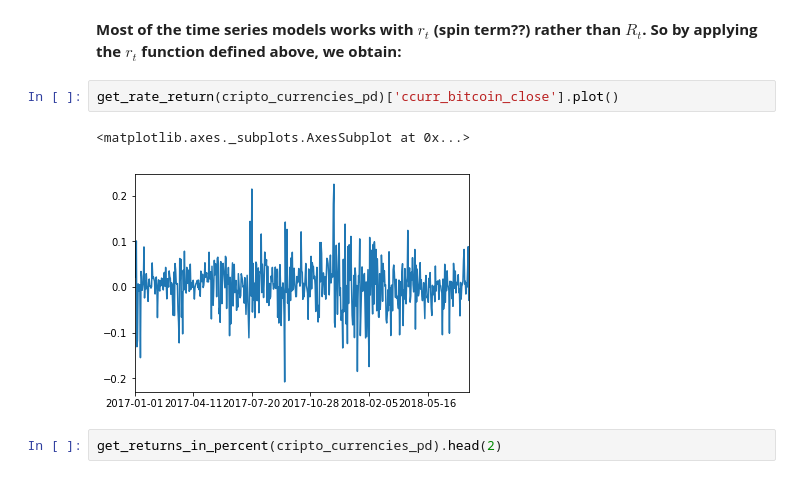
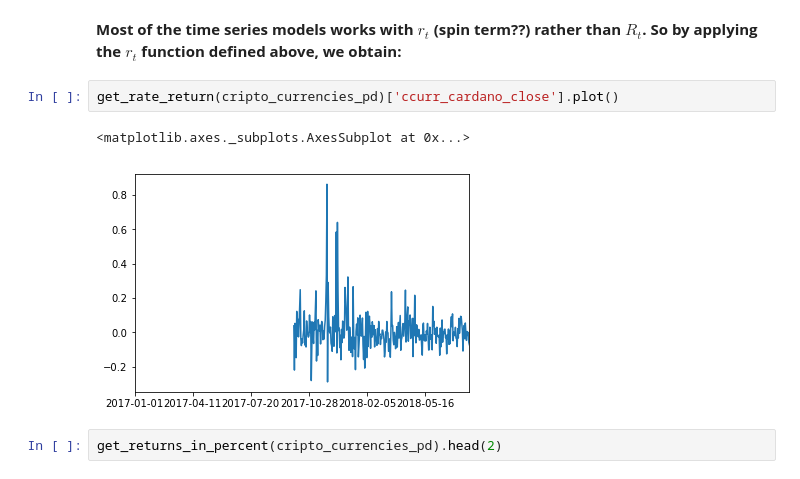
Before and after one commit to pablocs1288/markowitz_the_wizard, a Jupyter notebook: Implementation.ipynb, the cells around one changed output. Cells and saved outputs as stored; diff of their text form.

```diff
--- a/Implementation.ipynb
+++ b/Implementation.ipynb
@@ -300,10 +300,10 @@ get_returns_in_percent(cripto_currencies_pd)['ccurr_bitcoin_close'].plot()
 # %% [markdown]
 **Most of the time series models works with $r_t$ (spin term??) rather than $R_t$. So by applying the $r_t$ function defined above, we obtain:**
 # %%
-get_rate_return(cripto_currencies_pd)['ccurr_bitcoin_close'].plot()
+get_rate_return(cripto_currencies_pd)['ccurr_cardano_close'].plot()
 # %% [output]
 <matplotlib.axes._subplots.AxesSubplot at 0x...>
-[figure, old version]
+[figure, new version]
 # %%
 get_returns_in_percent(cripto_currencies_pd).head(2)
 # %% [output]
```
Also changed, not shown: parts of 11 cells of this notebook, 4 other files.
